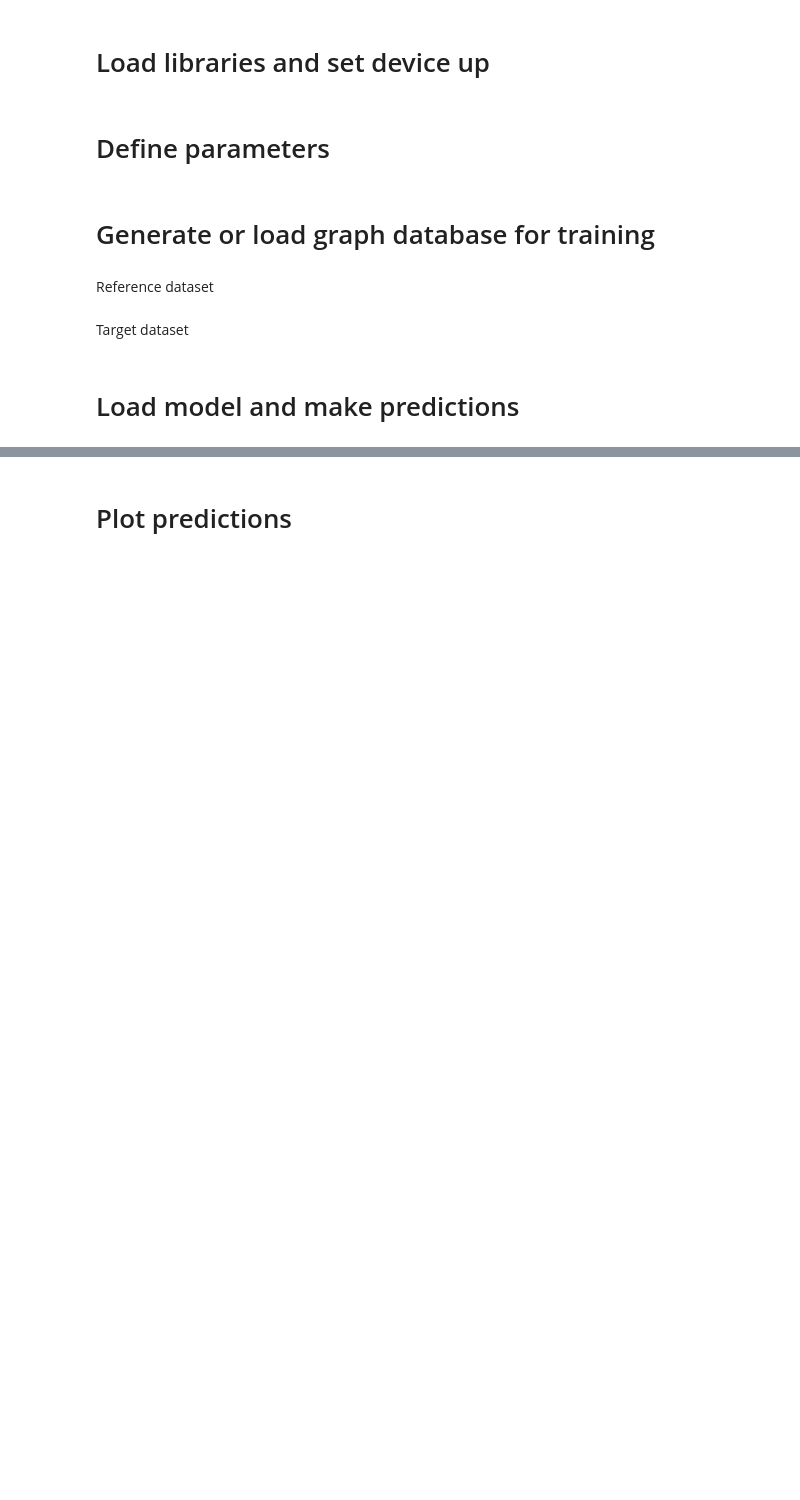
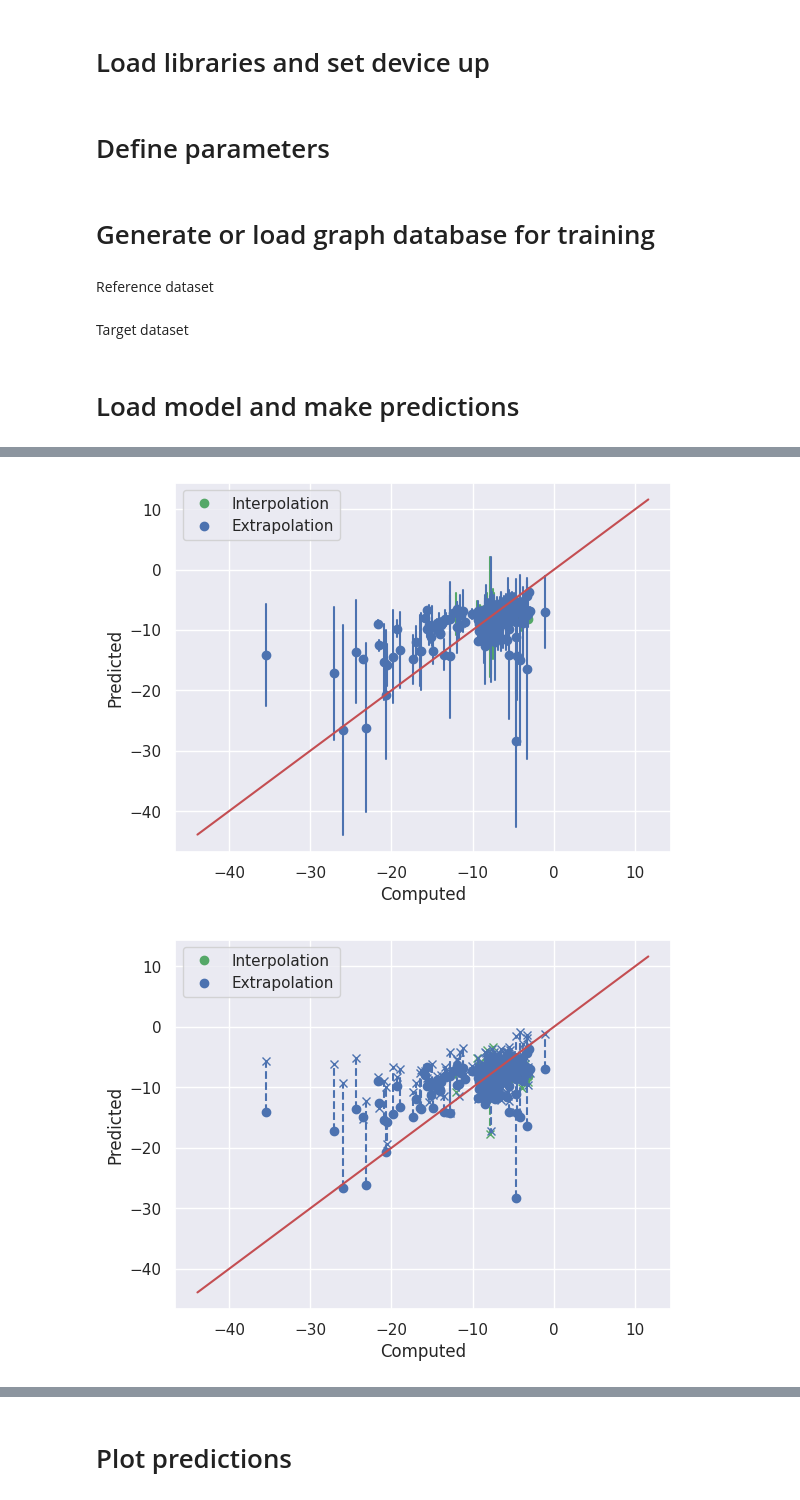
Before and after one commit to CibranLopez/CLUE, a Jupyter notebook: predict-GNN.ipynb, the cells around one changed output, grey strips where cells are left out. Cells and saved outputs as stored; diff of their text form; code cells hidden in the pictures; blank space fills up the shorter version.

```diff
--- a/predict-GNN.ipynb
+++ b/predict-GNN.ipynb
@@ -89,3 +89,76 @@ DataParallel(
 predictions, uncertainties, are_interpolated = clm.forward_predictions(r_dataset_std,
                                                                        t_dataset_std,
                                                                        model, r_std_parameters, r_uncertainty_data)
+# %%
+for n in [500, 1000, 5000, 10000, 20000, 30000, 40000]:
+    # Compute predictions with uncertainty estimation
+    predictions, uncertainties, are_interpolated = clm.forward_predictions(r_dataset_std[:n],
+                                                                           t_dataset_std,
+                                                                           model, r_std_parameters, r_uncertainty_data)
+
+    # Extract and plot interpolation data
+    xpred_interp = ground_truths[are_interpolated]
+    ypred_interp = predictions[are_interpolated]
+    yerr_interp = np.abs(uncertainties[are_interpolated])
+
+    plt.plot(xpred_interp, ypred_interp, 'og', label='Interpolation')  # Predictions
+    for x, y, err in zip(xpred_interp, ypred_interp, yerr_interp):
+        plt.plot([x, x], [y - err, y + err], 'g')  # Vertical line
+
+    # Extract and plot extrapolation data
+    xpred_extra = ground_truths[~are_interpolated]
+    ypred_extra = predictions[~are_interpolated]
+    yerr_extra = np.abs(uncertainties[~are_interpolated])
+
+    plt.plot(xpred_extra, ypred_extra, 'ob', label='Extrapolation')  # Predictions
+    for x, y, err in zip(xpred_extra, ypred_extra, yerr_extra):
+        plt.plot([x, x], [y - err, y + err], 'b')  # Vertical line
+
+    # Add identity line and labels
+    _min_, _max_ = cld.get_min_max(
+        ground_truths + np.abs(uncertainties),
+        ground_truths - np.abs(uncertainties),
+        predictions
+    )
+    plt.plot([_min_, _max_], [_min_, _max_], '-r')  # Identity line
+    plt.xlabel('Computed')
+    plt.ylabel('Predicted')
+    plt.legend(loc='best')
+    plt.savefig(f'{t_folder}/UQ-abs-prediction-comparison-{n}.pdf', dpi=50, bbox_inches='tight')
+    plt.show()
+
+    # Extract and plot interpolation data
+    xpred_interp = ground_truths[are_interpolated]
+    ypred_interp = predictions[are_interpolated]
+    yerr_interp = uncertainties[are_interpolated]
+
+    plt.plot(xpred_interp, ypred_interp, 'og', label='Interpolation')  # Predictions
+    plt.plot(xpred_interp, ypred_interp + yerr_interp, 'xg')           # Corrected values
+    for x, y, err in zip(xpred_interp, ypred_interp, yerr_interp):
+        plt.plot([x, x], [y, y + err], 'g--')  # Vertical line
+
+    # Extract and plot extrapolation data
+    xpred_extra = ground_truths[~are_interpolated]
+    ypred_extra = predictions[~are_interpolated]
+    yerr_extra = uncertainties[~are_interpolated]
+
+    plt.plot(xpred_extra, ypred_extra, 'ob', label='Extrapolation')  # Predictions
+    plt.plot(xpred_extra, ypred_extra + yerr_extra, 'xb')            # Corrected values
+    for x, y, err in zip(xpred_extra, ypred_extra, yerr_extra):
+        plt.plot([x, x], [y, y + err], 'b--')  # Vertical line
+
+    # Add identity line and labels
+    _min_, _max_ = cld.get_min_max(
+        ground_truths + np.abs(uncertainties),
+        ground_truths - np.abs(uncertainties),
+        predictions
+    )
+    plt.plot([_min_, _max_], [_min_, _max_], '-r')  # Identity line
+    plt.xlabel('Computed')
+    plt.ylabel('Predicted')
+    plt.legend(loc='best')
+    plt.savefig(f'{t_folder}/UQ-prediction-comparison-{n}.pdf', dpi=50, bbox_inches='tight')
+    plt.show()
+# %% [output]
+[figure, added]
+[figure, added]
```
Also changed, not shown: parts of 10 cells of this notebook, 2 other files.
